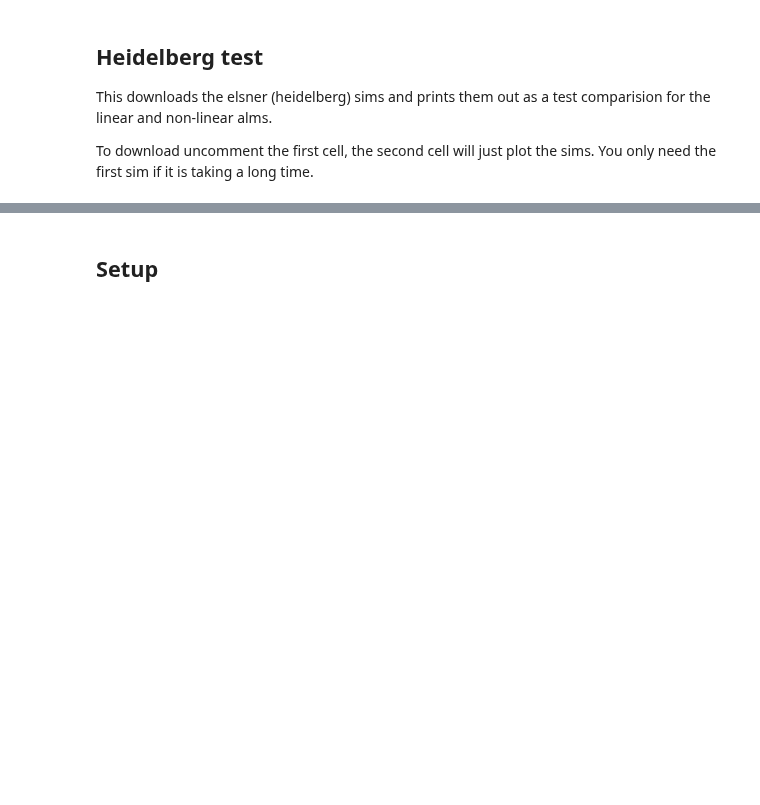
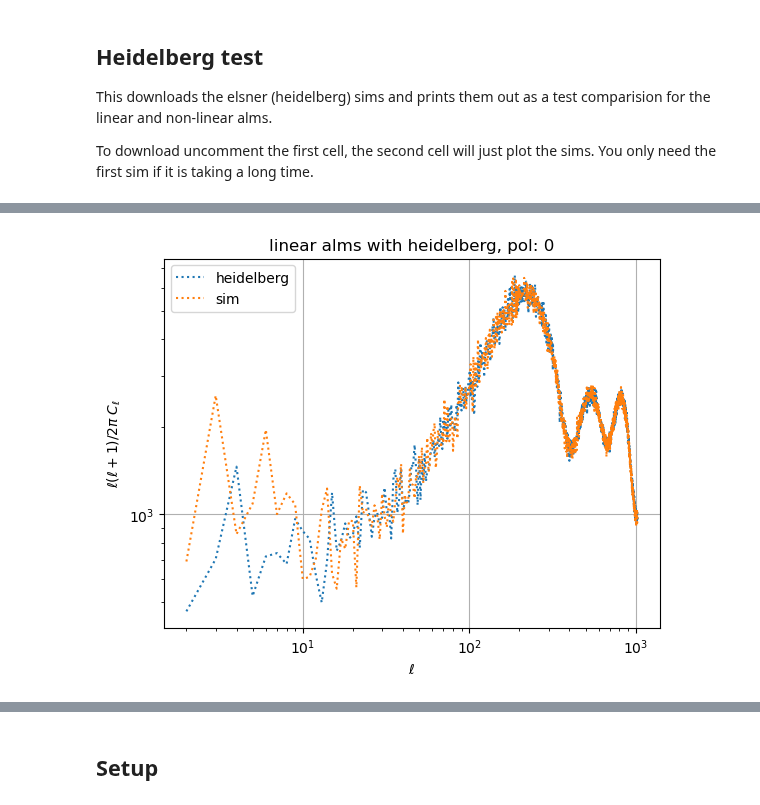
Before and after one commit to JBrandonS/MLPNG, a Jupyter notebook: notebooks/simulator.ipynb, the cells around one changed output, grey strips where cells are left out. Saved outputs shown, nothing was run; the diff lists cells and outputs as text; code cells hidden in the pictures; blank space fills up the shorter version.

```diff
--- a/notebooks/simulator.ipynb
+++ b/notebooks/simulator.ipynb
@@ -75,50 +75,67 @@ To download uncomment the first cell, the second cell will just plot the sims. Y
 # for pol in range(core.npol):
 #     plot_cl_alm(arr[:, pol], title=f"pol: {pol}")
 # %%
-# from scripts.generator import generate_alm, generate_alm_ng
+from scripts.generator import generate_alm, generate_alm_ng
 
-# core = Core(
-#     [
-#         "settings/heidelberg.json",
-#         "--nsims",
-#         "1",
-#         "--narray",
-#         "1",
-#         "--fnl_range",
-#         "-10",
-#         "10",
-#         "--no-noise",
-#         "--pols",
-#     ]
-# )
+core = Core(
+    [
+        "settings/heidelberg.json",
+        "--nsims",
+        "1",
+        "--narray",
+        "1",
+        "--fnl_range",
+        "-10",
+        "10",
+        "--no-noise",
+        "--pols",
+    ]
+)
 
-# alm_l = generate_alm(core)
-# alm_ng = generate_alm_ng(core, alm_l)
+# need a fix for the new lmax being set by nside
+core.lmax = core.cosmo_params["lmax"] = 1024
+core.nell = core.lmax + 1
+core.nelem = hp.Alm.getsize(core.lmax)
+core.ells = np.arange(core.nell)
+core._setup_noise_beam()
+core._init_cosmo()
 
-# idx = str(1).zfill(4)
-# base1 = f"data/heidelberg/alm_l_{idx}_v3.fits"
-# base2 = f"data/heidelberg/alm_nl_{idx}_v3.fits"
+alm_l = generate_alm(core)
+alm_ng = generate_alm_ng(core, alm_l)
 
-# # these load the TT, EE, TE alms
-# alm_heidelberg_l = np.array(hp.read_alm(base1, hdu=(1, 2, 3)))
-# alm_heidelberg_nl = np.array(hp.read_alm(base2, hdu=(1, 2, 3)))
+idx = str(1).zfill(4)
+base1 = f"data/heidelberg/alm_l_{idx}_v3.fits"
+base2 = f"data/heidelberg/alm_nl_{idx}_v3.fits"
 
-# t_scale = core.cosmo.camb_params.TCMB * 1e6
-# alm_heidelberg_l *= t_scale
-# alm_heidelberg_nl *= t_scale
+# these load the TT, EE, TE alms
+alm_heidelberg_l = np.array(hp.read_alm(base1, hdu=(1, 2, 3)))
+alm_heidelberg_nl = np.array(hp.read_alm(base2, hdu=(1, 2, 3)))
 
-# for pol in range(core.npol):
-#     lin = [alm_heidelberg_l[pol], alm_l[0, pol]]
-#     plot_cl_alm(
-#         lin,
-#         labels=["heidelberg", "sim"],
-#         title=f"linear alms with heidelberg, pol: {pol}",
-#         plot_func=plt.loglog,
-#     )
-#     nonlin = [alm_heidelberg_nl[pol], alm_ng[0, pol]]
-#     plot_cl_alm(
-#         nonlin,
-#         labels=["heidelberg", "sim"],
-#         title=f"non-linear alms with heidelberg, pol: {pol}",
-#         plot_func=plt.loglog,
-#     )
+t_scale = core.cosmo.camb_params.TCMB * 1e6
+alm_heidelberg_l *= t_scale
+alm_heidelberg_nl *= t_scale
+
+for pol in range(core.npol):
+    lin = [alm_heidelberg_l[pol], alm_l[0, pol]]
+    plot_cl_alm(
+        lin,
+        labels=["heidelberg", "sim"],
+        title=f"linear alms with heidelberg, pol: {pol}",
+        plot_func=plt.loglog,
+    )
+    nonlin = [alm_heidelberg_nl[pol], alm_ng[0, pol]]
+    plot_cl_alm(
+        nonlin,
+        labels=["heidelberg", "sim"],
+        title=f"non-linear alms with heidelberg, pol: {pol}",
+        plot_func=plt.loglog,
+    )
+
+    comb = [alm_heidelberg_l[pol] + alm_heidelberg_nl[pol], alm_l[0, pol] + alm_ng[0, pol]]
+    plot_cl_alm(
+        comb,
+        labels=["heidelberg", "sim"],
+        title=f"alms with heidelberg, fnl: 1, pol: {pol}",
+        plot_func=plt.loglog,
+    )
+# %% [output]
@@ -124,0 +159 @@ To download uncomment the first cell, the second cell will just plot the sims. Y
+[figure, added]
```
Also changed, not shown: parts of 10 cells of this notebook, 16 other files.
